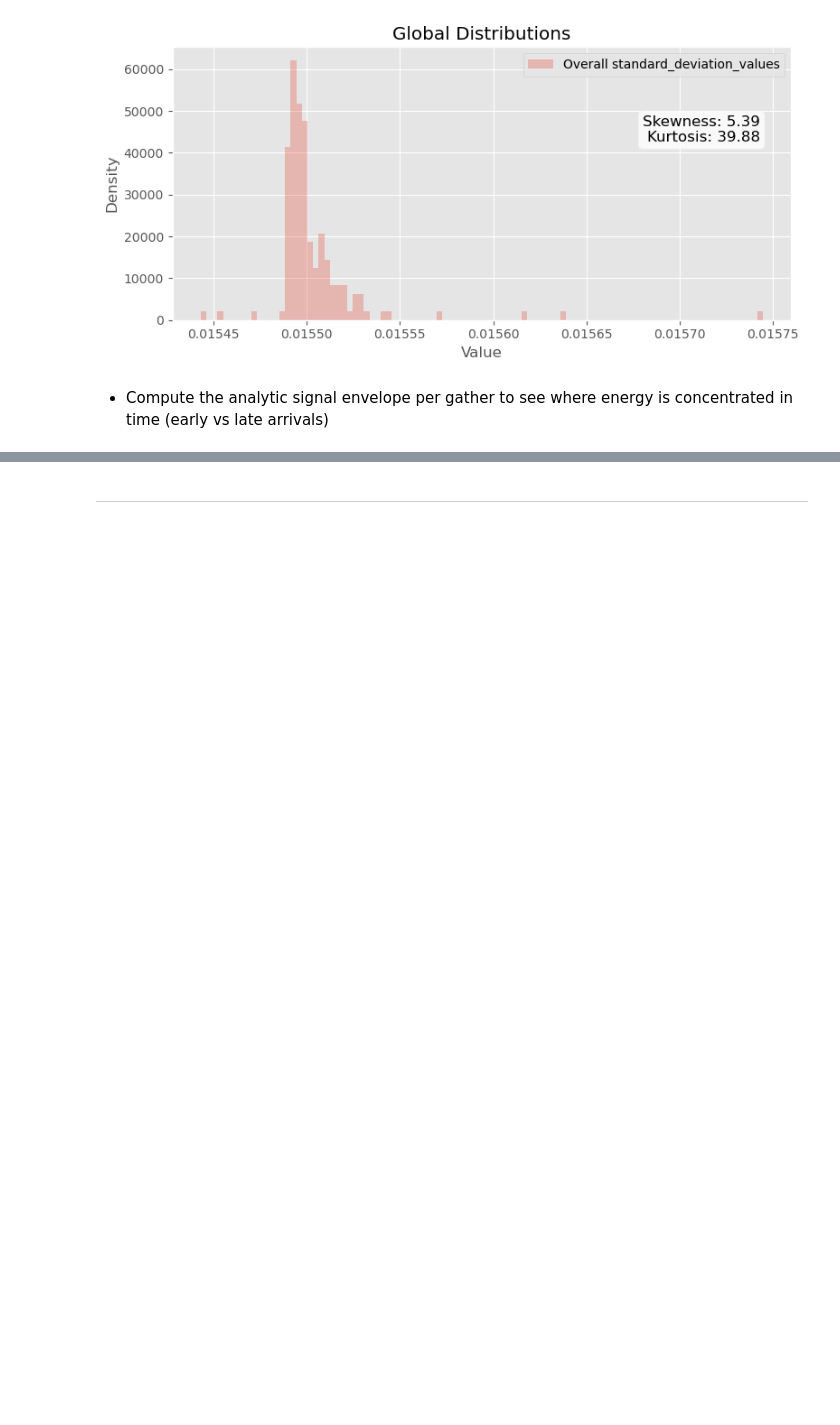
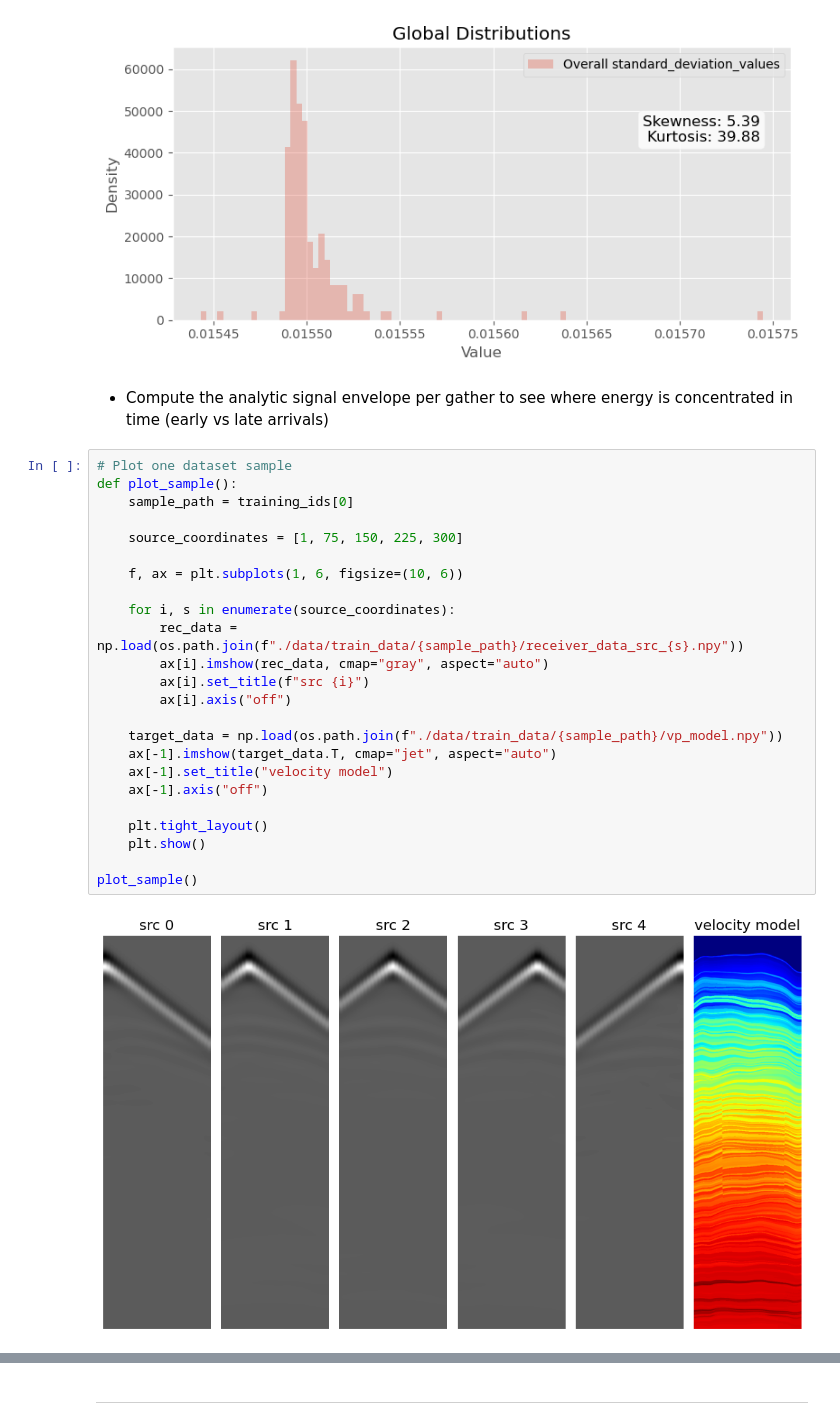
Before and after one commit to bbBerny/speed-and-structure, a Jupyter notebook: glimpse.ipynb, the cells around one changed output, grey strips where cells are left out. Drawn from its saved outputs; the diff is of its cells as text; blank space fills up the shorter version.

```diff
--- a/glimpse.ipynb
+++ b/glimpse.ipynb
@@ -409,3 +409,29 @@ compute_global_histograms(values = {'Overall standard_deviation_values': global_
 [figure]
 # %% [markdown]
 - Compute the analytic signal envelope per gather to see where energy is concentrated in time (early vs late arrivals)
+# %%
+# Plot one dataset sample
+def plot_sample():
+    sample_path = training_ids[0]
+
+    source_coordinates = [1, 75, 150, 225, 300]
+
+    f, ax = plt.subplots(1, 6, figsize=(10, 6))
+
+    for i, s in enumerate(source_coordinates):
+        rec_data = np.load(os.path.join(f"./data/train_data/{sample_path}/receiver_data_src_{s}.npy"))
+        ax[i].imshow(rec_data, cmap="gray", aspect="auto")
+        ax[i].set_title(f"src {i}")
+        ax[i].axis("off")
+
+    target_data = np.load(os.path.join(f"./data/train_data/{sample_path}/vp_model.npy"))
+    ax[-1].imshow(target_data.T, cmap="jet", aspect="auto")
+    ax[-1].set_title("velocity model")
+    ax[-1].axis("off")
+
+    plt.tight_layout()
+    plt.show()
+
+plot_sample()
+# %% [output]
+[figure, added]
```
Also changed, not shown: parts of 1 cell of this notebook, 1 other file.
